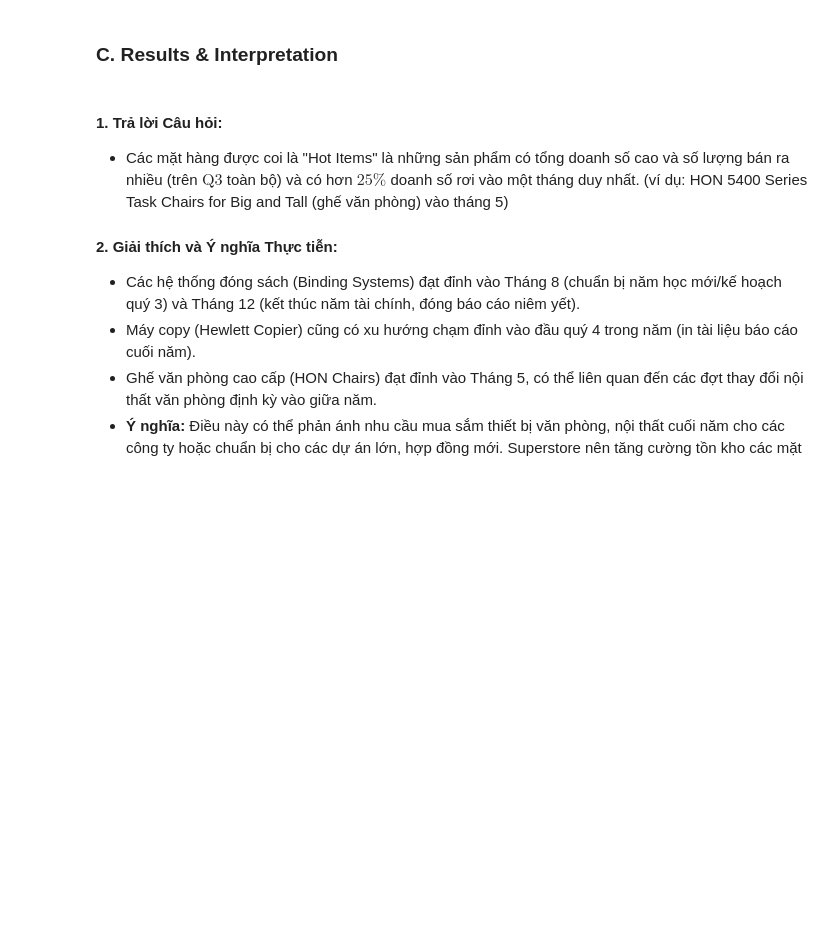
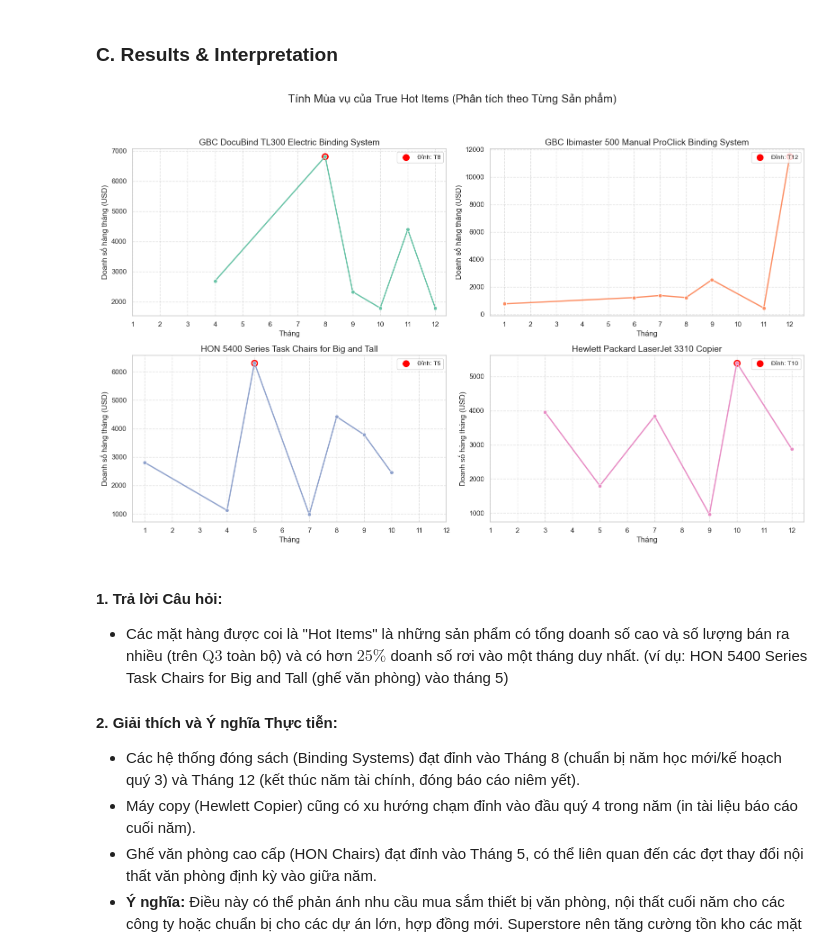
Before and after one commit to TThanhc/Superstore_Sales_Analysis, a Jupyter notebook: Data_CEPA.ipynb, the cells around one changed output. Saved outputs shown, nothing was run; the diff lists cells and outputs as text; code cells hidden in the pictures; blank space fills up the shorter version.

Commit message:
Update Data_CEPA

```diff
--- a/Data_CEPA.ipynb
+++ b/Data_CEPA.ipynb
@@ -2689,6 +2712,10 @@ print(seasonal_hot_items_unique_combined[['Product Name', 'Order Month', 'Monthl
 # %% [markdown]
 ### C. Results & Interpretation
 # %%
+# Chọn Top 4 sản phẩm có tính mùa vụ cao nhất từ nhóm True Hot Items
+top_seasonal_products_combined = seasonal_hot_items_unique_combined['Product Name'].head(4).tolist()
+viz_data_combined = monthly_true_hot_items[monthly_true_hot_items['Product Name'].isin(top_seasonal_products_combined)]
+
 # 1. Chọn dữ liệu cho 4 sản phẩm chính
 top_seasonal_products_combined = viz_data_combined['Product Name'].unique()
 n_products = len(top_seasonal_products_combined)
@@ -2706,33 +2733,35 @@ for i, product_name in enumerate(top_seasonal_products_combined):
 
     # Vẽ biểu đồ đường
     sns.lineplot(
         x='Order Month',
         y='Sales',
         data=plot_data,
         marker='o',
         color=sns.color_palette("Set2")[i], # Sử dụng màu khác nhau cho từng subplot
         linewidth=2
     )
 
     # Đánh dấu tháng đỉnh điểm (Max Sales)
     max_sales_month = plot_data.loc[plot_data['Sales'].idxmax()]
     plt.scatter(
         max_sales_month['Order Month'],
         max_sales_month['Sales'],
         color='red',
         s=100,
         label=f"Đỉnh: T{int(max_sales_month['Order Month'])}"
     )
 
     plt.title(f'{product_name}', fontsize=14)
     plt.xlabel('Tháng', fontsize=12)
     plt.ylabel('Doanh số hàng tháng (USD)', fontsize=12)
     plt.xticks(range(1, 13))
     plt.grid(True, linestyle='--', alpha=0.6)
     plt.legend(loc='upper right', fontsize=10)
 
 plt.tight_layout(rect=[0, 0, 1, 0.98]) # Điều chỉnh layout để không đè lên suptitle
 plt.show()
+# %% [output]
+[figure, added]
 # %% [markdown]
 #### 1. Trả lời Câu hỏi:
 - Các mặt hàng được coi là "Hot Items" là những sản phẩm có tổng doanh số cao và số lượng bán ra nhiều (trên $\text{Q3}$ toàn bộ) và có hơn $\text{25%}$ doanh số rơi vào một tháng duy nhất. (ví dụ: HON 5400 Series Task Chairs for Big and Tall (ghế văn phòng) vào tháng 5)
```
Also changed, not shown: parts of 9 cells of this notebook.
